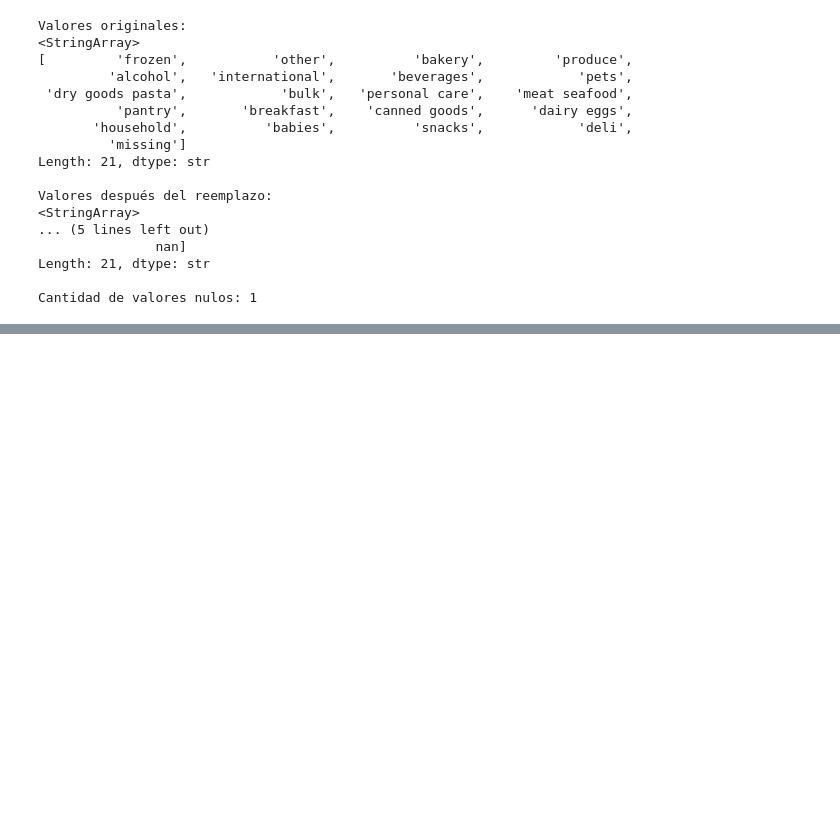
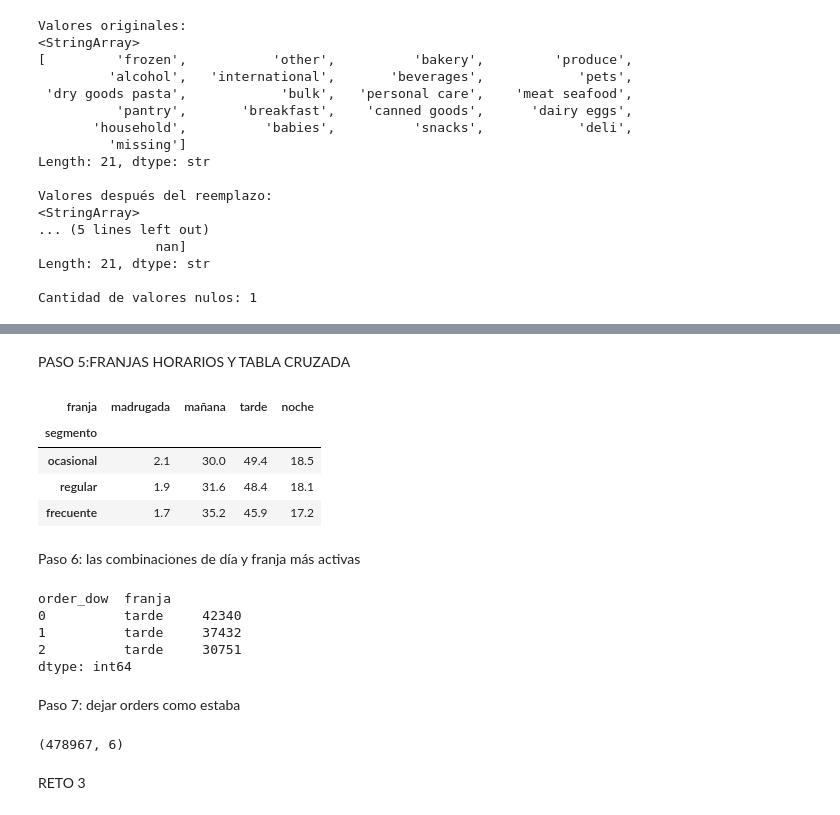
Before and after one commit to sjuandasat05-sudo/instacart-analisis, a Jupyter notebook: notebooks/pandas_labs.ipynb, the cells around one changed output, grey strips where cells are left out. Cells and saved outputs as stored; diff of their text form; code cells hidden in the pictures; blank space fills up the shorter version.

```diff
--- a/notebooks/pandas_labs.ipynb
+++ b/notebooks/pandas_labs.ipynb
@@ -450,0 +551,4 @@ Cantidad de valores nulos: 1
+# %%
+pedidos_por_cliente = orders.groupby('user_id')['order_id'].count()
+print(len(pedidos_por_cliente))
+pedidos_por_cliente.describe()
@@ -450,0 +568,8 @@ Cantidad de valores nulos: 1
+# %%
+import numpy as np
+
+segmento_cliente = pd.cut(pedidos_por_cliente,
+                          bins=[0, 1, 4, np.inf],
+                          labels=['ocasional', 'regular', 'frecuente'])
+print(segmento_cliente.value_counts().sort_index())
+print((segmento_cliente.value_counts(normalize=True).sort_index() * 100).round(1))
@@ -450,0 +589,3 @@ Cantidad de valores nulos: 1
+# %%
+orders['segmento'] = orders['user_id'].map(segmento_cliente)
+orders[['user_id', 'order_number', 'segmento']].head()
@@ -450,0 +614,38 @@ Cantidad de valores nulos: 1
+# %% [markdown]
+PASO 5:FRANJAS HORARIOS Y TABLA CRUZADA
+# %%
+orders['franja'] = pd.cut(orders['order_hour_of_day'],
+                          bins=[-1, 5, 11, 17, 23],
+                          labels=['madrugada', 'mañana', 'tarde', 'noche'])
+
+perfil = (pd.crosstab(orders['segmento'], orders['franja'], normalize='index')
+            .mul(100).round(1))
+perfil
+# %% [output]
+| franja | madrugada | mañana | tarde | noche |
+| segmento |  |  |  |  |
+| ocasional | 2.1 | 30.0 | 49.4 | 18.5 |
+| regular | 1.9 | 31.6 | 48.4 | 18.1 |
+| frecuente | 1.7 | 35.2 | 45.9 | 17.2 |
+# %% [markdown]
+Paso 6: las combinaciones de día y franja más activas
+# %%
+(orders.groupby(['order_dow', 'franja'], observed=True)
+       .size()
+       .sort_values(ascending=False)
+       .head(3))
+# %% [output]
+order_dow  franja
+0          tarde     42340
+1          tarde     37432
+2          tarde     30751
+dtype: int64
+# %% [markdown]
+Paso 7: dejar orders como estaba
+# %%
+orders = orders.drop(columns=['segmento', 'franja'])
+print(orders.shape)
+# %% [output]
+(478967, 6)
+# %% [markdown]
+RETO 3
```
Also changed, not shown: parts of 40 cells of this notebook, 1 other file.
